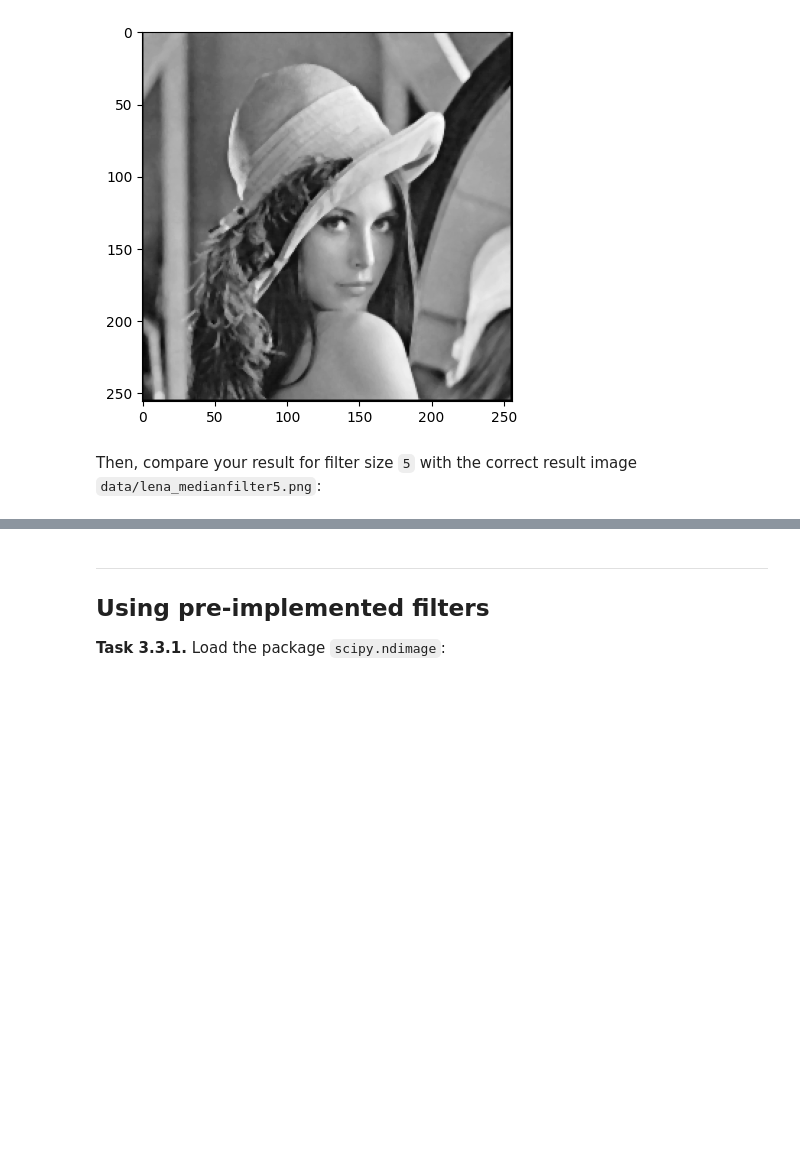
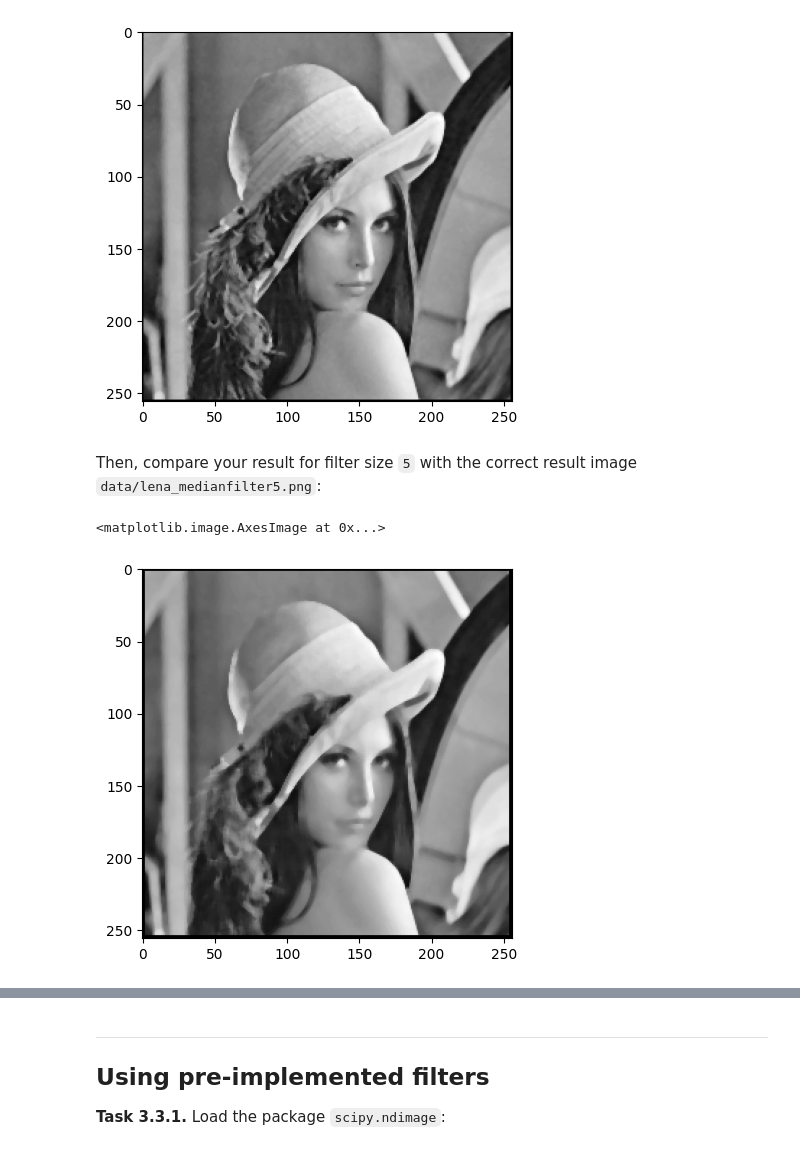
Before and after one commit to Paul-Averdung/mobi-fs3-python, a Jupyter notebook: task3.ipynb, the cells around one changed output, grey strips where cells are left out. Drawn from its saved outputs; the diff is of its cells as text; code cells hidden in the pictures; blank space fills up the shorter version.

```diff
--- a/task3.ipynb
+++ b/task3.ipynb
@@ -90,3 +93,8 @@ plt.imshow(r, 'gray')
 [figure]
 # %% [markdown]
 Then, compare your result for filter size `5` with the correct result image `data/lena_medianfilter5.png`:
+# %%
+plt.imshow(medianfilter(img, 5), 'gray')
+# %% [output]
+<matplotlib.image.AxesImage at 0x...>
+[figure, added]
```
Also changed, not shown: parts of 8 cells of this notebook.
